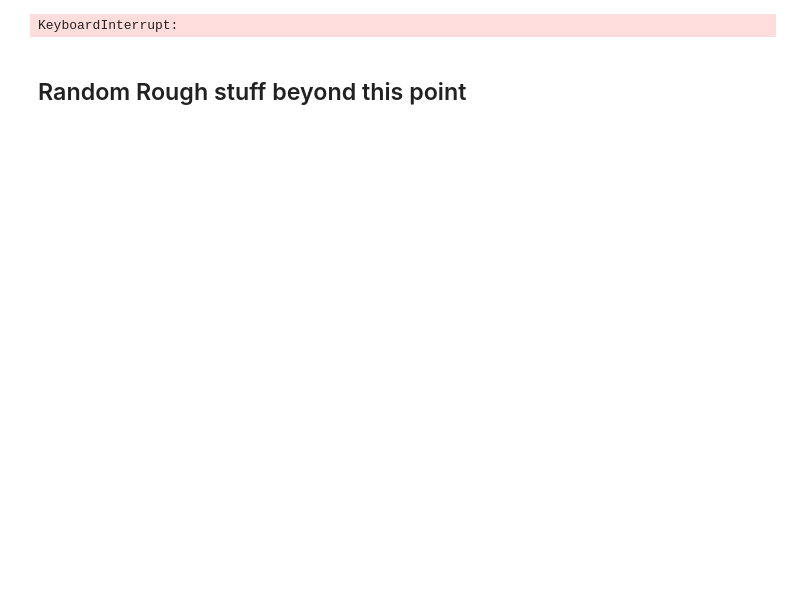
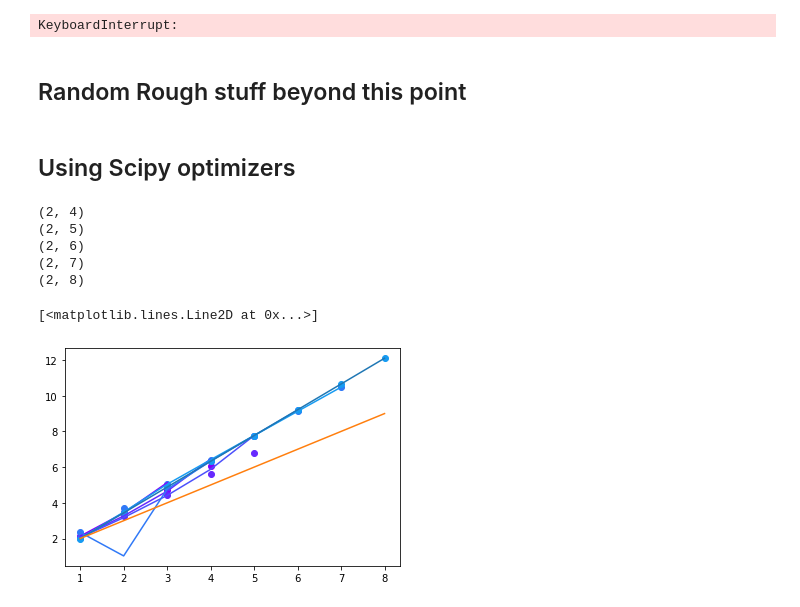
Before and after one commit to dgan181/modular-boostrap, a Jupyter notebook: boots.ipynb, the cells around one changed output. Saved outputs shown, nothing was run; the diff lists cells and outputs as text; code cells hidden in the pictures; blank space fills up the shorter version.

```diff
--- a/boots.ipynb
+++ b/boots.ipynb
@@ -67,0 +78,2 @@ for lr in [5e-4, 5e-3, 5e-2, 0.1]:
+# %%
+jnp.sort(params)
@@ -97,5 +127,7 @@ def loss_function(params, beta, c):
         identy = vmap(reduced_partition_function_spinless, in_axes=(0,0,None), out_axes=0)(params, beta, c)
         transformed = vmap(reduced_partition_function_spinless, in_axes=(0,0, None), out_axes=0)(params, 1/beta, c)
         return jnp.mean((identy-transformed)**2) # mean squared loss
+# %% [markdown]
+## Using Scipy optimizers
 # %%
 from jaxopt import ScipyRootFinding
@@ -129,0 +135,76 @@ res = solver.run(params, len(params))
+# %%
+laguerre_deltas = vmap(laguerre_at_x, in_axes = (None, 0), out_axes=1)
+amus = jnp.ones(3, dtype=float)*1
+deltas = jnp.array([ 2.13,  3.43,  5.12])
+params = jnp.array([deltas,
+              amus])
+color = iter(cm.rainbow(np.linspace(0, 1, 20)))
+c = 12
+x = -(c-1)/12
+
+@jit
+def primal(params):
+    deltas = params[0]
+    rhos = params[1]
+    deltas = deltas + x
+    l = len(params[0])*2
+    lps = laguerre_deltas(l-1,deltas)
+#     maxl = jnp.max(jnp.abs(lps), axis=0)
+#     lps = lps/maxl
+    lp0 = laguerre_at_0(l-1, x)
+    rho_lps = jnp.sum(rhos * lps, axis = 1)
+    crossing_equation = (1 + rho_lps/lp0)
+    return  crossing_equation
+
+list_params = []
+list_losses = []
+
+for p in range(4,9):
+    col = next(color)
+    solver = ScipyRootFinding(method='hybr', jit=True, optimality_fun=primal)
+    res = solver.run(params)
+    list_losses.append(primal(res.params))
+
+    deltas = res.params[0]
+    list_params.append(res.params)
+
+    x_ind = jnp.arange(1,p, dtype= float)
+    plt.plot(x_ind,deltas, color=col)
+
+    r = 1
+    if p> 5:
+        r = 4
+    amus = jnp.ones(p, dtype=float)*1
+    scale = (deltas[r] - deltas[0])/(r)
+    new_deltas = scale * (jnp.arange(p)) + deltas[0]
+
+    # d = jnp.linspace(1.0,p,(p-1)*100)
+    # dp = (jnp.arange(1, p, dtype = float) - 1) *scale + 1
+    # fp = (deltas - deltas[0])*scale + deltas[0]
+    # y_ = jnp.interp(d,dp,fp)
+    # new_deltas = y_[::rate]
+
+    xx = jnp.arange(1,p+1, dtype= float)
+
+    # plt.plot(d,y_)
+#     plt.plot(xx,new_deltas)
+
+    x_ind = jnp.arange(1,p+1, dtype= float)
+    plt.scatter(x_ind,new_deltas, color = col)
+
+    params = jnp.array([new_deltas,amus])
+
+    print(params.shape)
+
+
+
+plt.plot(xx,new_deltas)
+plt.plot(xx, 1 + xx)
+# %% [output]
+(2, 4)
+(2, 5)
+(2, 6)
+(2, 7)
+(2, 8)
+[<matplotlib.lines.Line2D at 0x...>]
+[figure, added]
```
Also changed, not shown: parts of 47 cells of this notebook, 3 other files.
